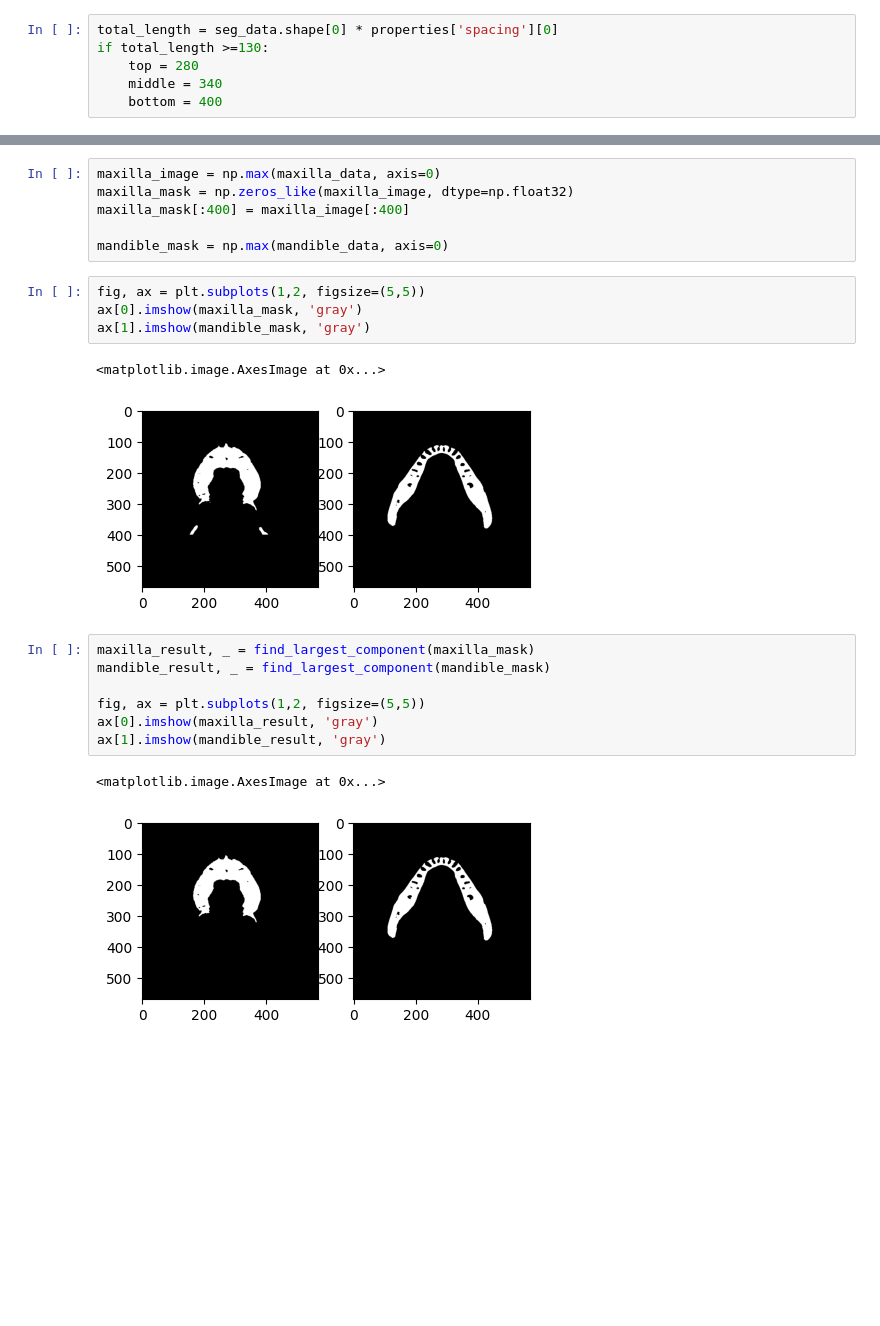
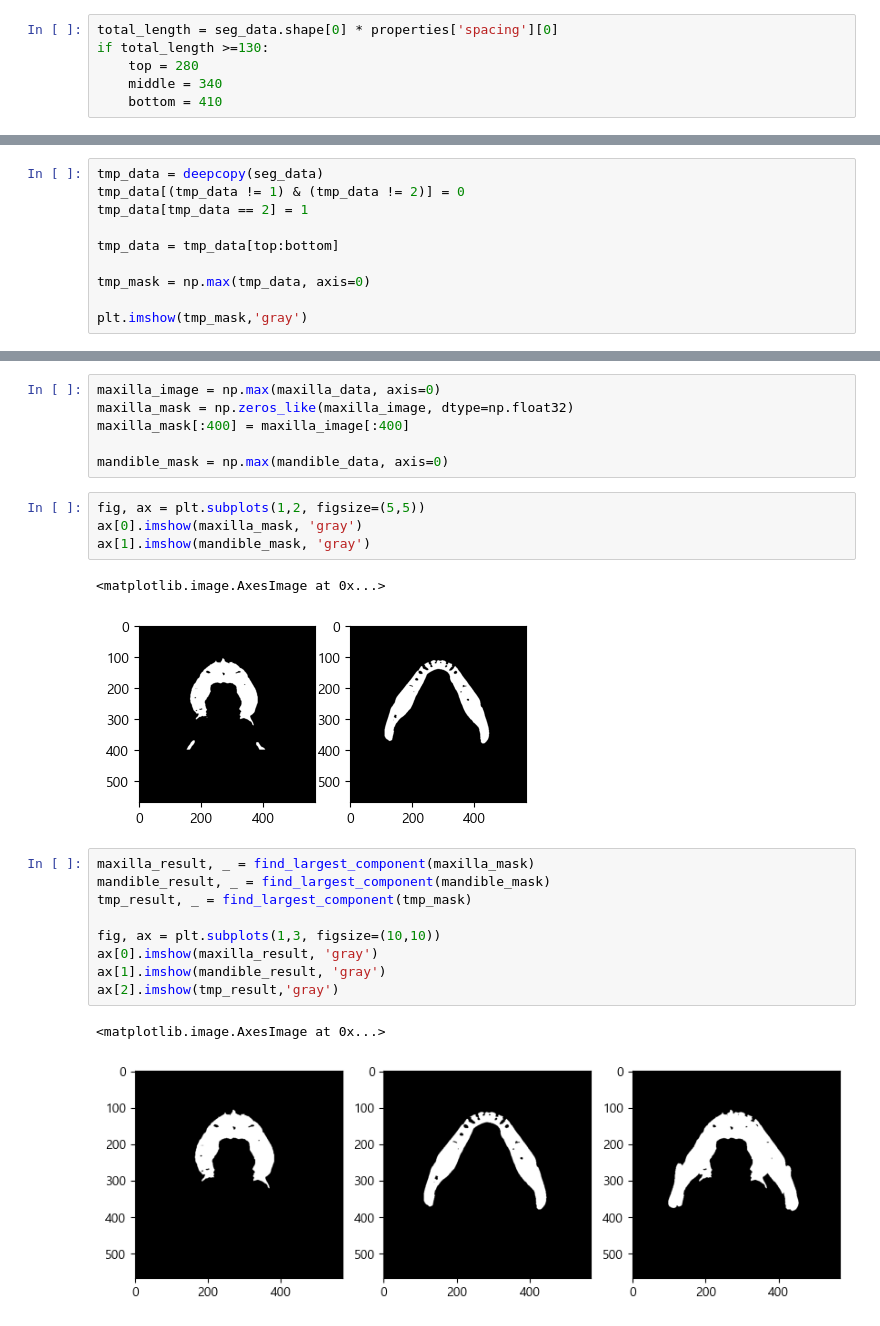
Before and after one commit to JinwooGong/ArchCurve, a Jupyter notebook: curve_test_with_skullSeg.ipynb, the cells around one changed output, grey strips where cells are left out. Cells and saved outputs as stored; diff of their text form; blank space fills up the shorter version.

```diff
--- a/curve_test_with_skullSeg.ipynb
+++ b/curve_test_with_skullSeg.ipynb
@@ -17,7 +17,7 @@ total_length = seg_data.shape[0] * properties['spacing'][0]
 if total_length >=130:
     top = 280
     middle = 340
-    bottom = 400
+    bottom = 410
 # %%
 tr_data = np.transpose(seg_data, (1,0,2))
 plt.imshow(tr_data[120],'gray')
@@ -29,0 +30,10 @@ plt.axhline(bottom, 0, 1, color='red', linestyle='--', linewidth=2)
+# %%
+tmp_data = deepcopy(seg_data)
+tmp_data[(tmp_data != 1) & (tmp_data != 2)] = 0
+tmp_data[tmp_data == 2] = 1
+
+tmp_data = tmp_data[top:bottom]
+
+tmp_mask = np.max(tmp_data, axis=0)
+
+plt.imshow(tmp_mask,'gray')
@@ -54,17 +66,19 @@ ax[0].imshow(maxilla_mask, 'gray')
 ax[1].imshow(mandible_mask, 'gray')
 # %% [output]
 <matplotlib.image.AxesImage at 0x...>
-[figure, old version]
+[figure, new version]
 # %%
 maxilla_result, _ = find_largest_component(maxilla_mask)
 mandible_result, _ = find_largest_component(mandible_mask)
+tmp_result, _ = find_largest_component(tmp_mask)
 
-fig, ax = plt.subplots(1,2, figsize=(5,5))
+fig, ax = plt.subplots(1,3, figsize=(10,10))
 ax[0].imshow(maxilla_result, 'gray')
 ax[1].imshow(mandible_result, 'gray')
+ax[2].imshow(tmp_result,'gray')
 # %% [output]
 <matplotlib.image.AxesImage at 0x...>
-[figure, old version]
+[figure, new version]
 # %%
 import scipy.ndimage as ndi
 maxilla_fill = ndi.binary_fill_holes(maxilla_result).astype(dtype=np.uint8)
```
Also changed, not shown: parts of 13 cells of this notebook, 2 other files.
